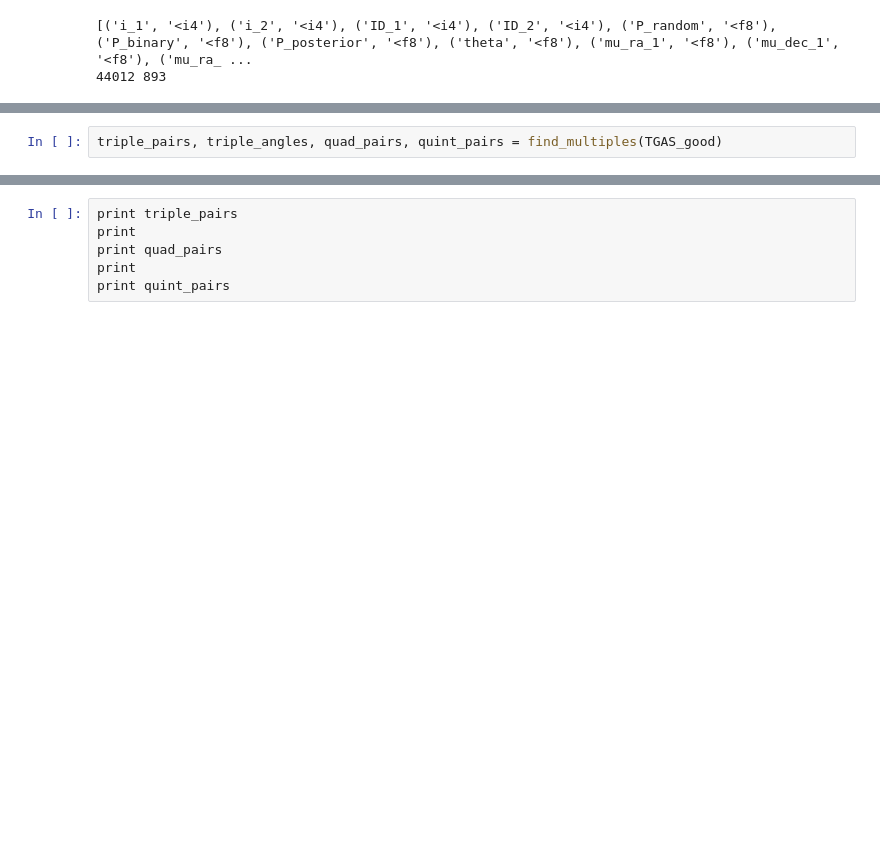
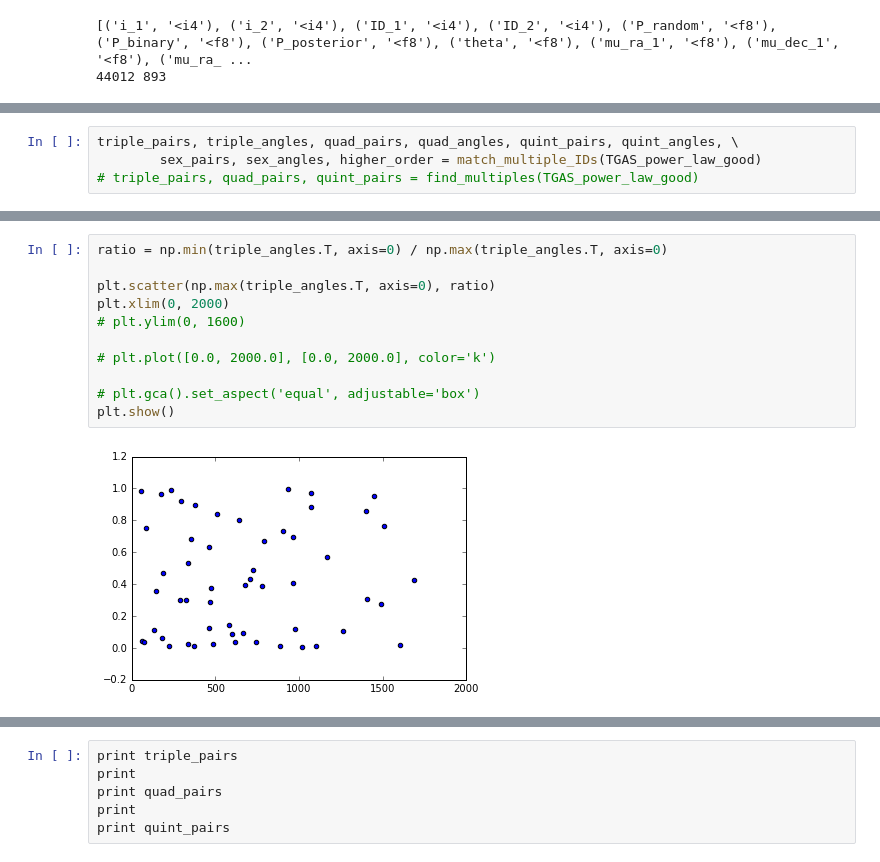
Before and after one commit to astroJeff/gaia_binaries, a Jupyter notebook: notebooks/Triples.ipynb, the cells around one changed output, grey strips where cells are left out. Drawn from its saved outputs; the diff is of its cells as text; blank space fills up the shorter version.

```diff
--- a/notebooks/Triples.ipynb
+++ b/notebooks/Triples.ipynb
@@ -265,4 +355,6 @@ def get_triple_angles(triple_pairs):
 
     return triple_angles
 # %%
-triple_pairs, triple_angles, quad_pairs, quint_pairs = find_multiples(TGAS_good)
+triple_pairs, triple_angles, quad_pairs, quad_angles, quint_pairs, quint_angles, \
+        sex_pairs, sex_angles, higher_order = match_multiple_IDs(TGAS_power_law_good)
+# triple_pairs, quad_pairs, quint_pairs = find_multiples(TGAS_power_law_good)
@@ -285,0 +388,13 @@ plt.show()
+# %%
+ratio = np.min(triple_angles.T, axis=0) / np.max(triple_angles.T, axis=0)
+
+plt.scatter(np.max(triple_angles.T, axis=0), ratio)
+plt.xlim(0, 2000)
+# plt.ylim(0, 1600)
+
+# plt.plot([0.0, 2000.0], [0.0, 2000.0], color='k')
+
+# plt.gca().set_aspect('equal', adjustable='box')
+plt.show()
+# %% [output]
+[figure, added]
```
Also changed, not shown: parts of 8 cells of this notebook, 2 other files.
